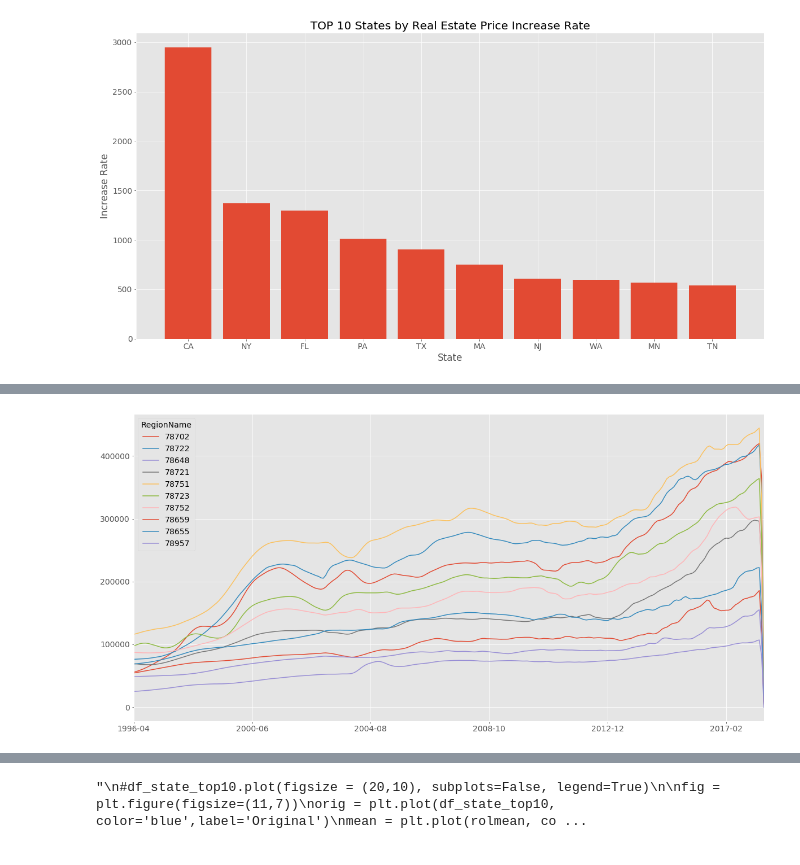
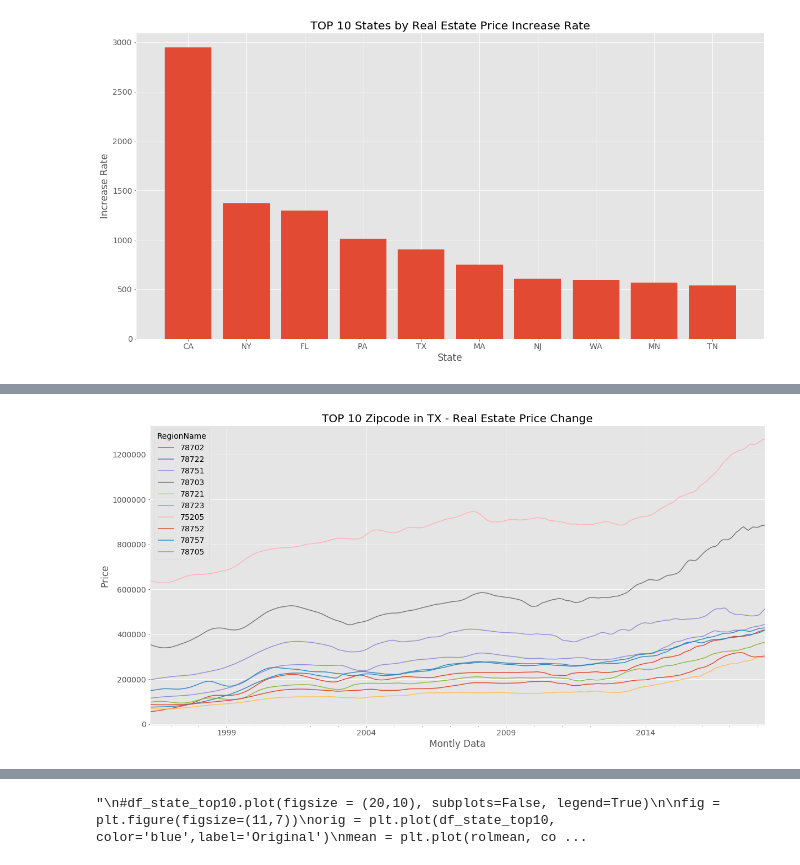
Before and after one commit to fcamuz/time-series-model-for-forecasting, a Jupyter notebook: mod_4_starter_notebook.ipynb, the cells around one changed output, grey strips where cells are left out. Cells and saved outputs as stored; diff of their text form; code cells hidden in the pictures.

```diff
--- a/mod_4_starter_notebook.ipynb
+++ b/mod_4_starter_notebook.ipynb
@@ -93,11 +92,12 @@ df_full.drop('RegionName', axis=1, inplace=True)
 def select_state_top10 (df, state ):
     df['increase'] =(df['2018-04'] - df['1996-04'])  #calculate price change and the percentage of the increase
     df['increase_rate'] = df['increase']/df['1996-04']
+    df['criteria']= df['increase']*df['increase_rate']
     df_state=df[df['State']==state] #filter state
     df2 = df_state.iloc[:, 6:]  #select only the price data
-    df2.sort_values(by= ['increase_rate'], ascending=False, inplace=True) #sort by rate and slice top 10
-    df10= select_state_top10 (df, state ).astype(int)  #convert datatype to int
-    df2.sort_values(by= ['increase'], ascending=False, inplace=True) #sort by increase and slice top 10
+    df2.sort_values(by= ['criteria'], ascending=False, inplace=True) #sort by rate and slice top 10
+    df10 =  df2.iloc[:10, :].astype(int)  #convert datatype to int
+    df2.sort_values(by= ['criteria'], ascending=False, inplace=True) #sort by increase and slice top 10
     df10_growth = df2.iloc[:10, :].astype(int)
     return df10, df10_growth, df
 # %%
@@ -116,7 +108,7 @@ df.head()
 ### Convert dataframe to time series
 # %%
 def convert_to_ts (df):
-    ts=df.drop(['increase','increase_rate'], axis=1)  #drop columns other than price
+    ts=df.drop(['increase','increase_rate','criteria'], axis=1)  #drop columns other than price
     ts=ts.T     # Transpose the dataframe
     ts.index=pd.to_datetime(ts.index)   #change index type to timestamp
     ts=ts.astype(int)
@@ -262,5 +273,8 @@ top10_rate.T
 # %%
-(top10_rate.T).plot(figsize = (20,10), subplots=False, legend=True)
+ts_top10_rate.plot(figsize = (20,10), subplots=False, legend=True)
+plt.title('TOP 10 Zipcode in TX - Real Estate Price Change')
+plt.xlabel('Montly Data')
+plt.ylabel('Price')
 plt.show()
 # %% [output]
-[figure, old version]
+[figure, new version]
```
Also changed, not shown: parts of 34 cells of this notebook, 1 other file.
